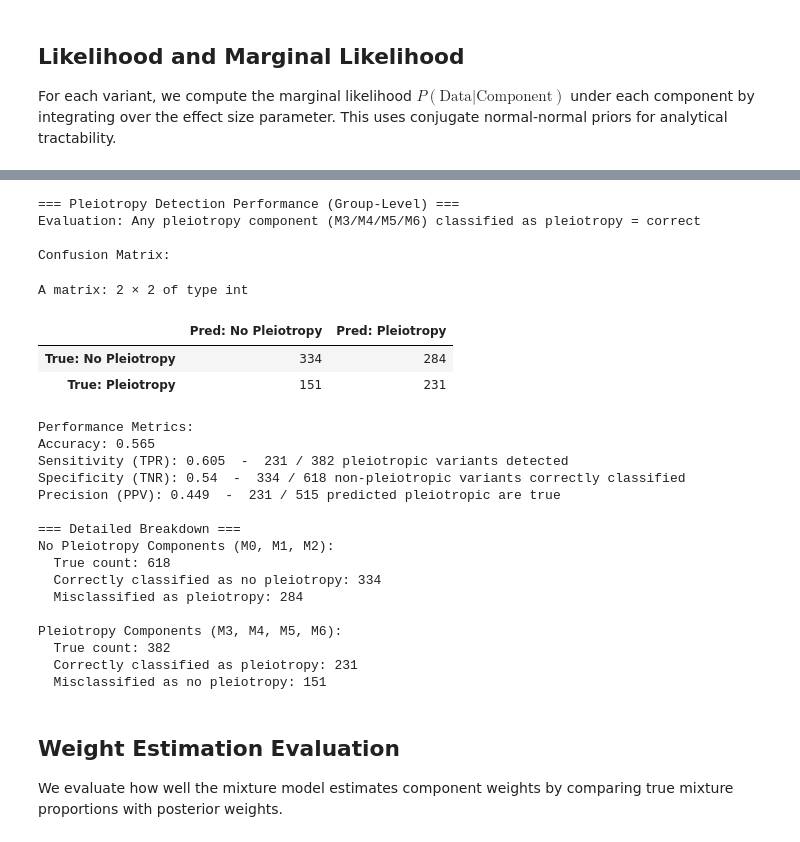
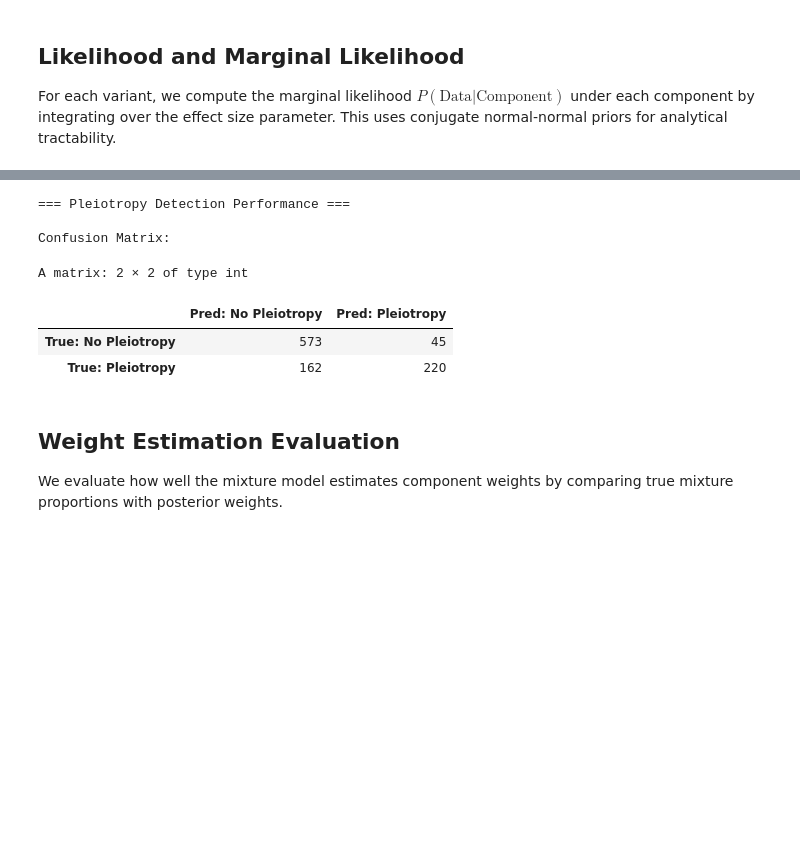
Before and after one commit to StatFunGen/statgen-primer, a Jupyter notebook: Bayesian_mixture_model.ipynb, the cells around one changed output, grey strips where cells are left out. Drawn from its saved outputs; the diff is of its cells as text; code cells hidden in the pictures; blank space fills up the shorter version.

```diff
--- a/Bayesian_mixture_model.ipynb
+++ b/Bayesian_mixture_model.ipynb
@@ -129,10 +129,10 @@ set.seed(91)
 # %%
 # Define parameters and component models
 M <- 1000  # Number of genetic variants
-N <- 1000 # Number of individuals
+N <- 10000  # Number of individuals (increased for better power)
 
 # Effect size parameters - use larger effects for better detection
-effect_variance <- 1.0
+effect_variance <- 2.0  # Increased effect size for clearer signal
 
 # Define the 7 models as covariance matrices
 models <- list(
@@ -186,21 +186,21 @@ component_assignments <- sample(names(models), size = M, replace = TRUE,
                                 prob = mixture_weights)
 
 # Generate bivariate effect sizes based on component assignment
-beta_height <- numeric(M)
-beta_weight <- numeric(M)
+beta_Height <- numeric(M)
+beta_Weight <- numeric(M)
 
 for (i in 1:M) {
   model_name <- component_assignments[i]
   cov_matrix <- models[[model_name]]
 
   if (model_name == "M0") {
-    beta_height[i] <- 0
-    beta_weight[i] <- 0
+    beta_Height[i] <- 0
+    beta_Weight[i] <- 0
   } else {
     cov_matrix_reg <- cov_matrix + diag(1e-8, 2)
     effects <- mvrnorm(1, mu = c(0, 0), Sigma = cov_matrix_reg)
-    beta_height[i] <- effects[1]
-    beta_weight[i] <- effects[2]
+    beta_Height[i] <- effects[1]
+    beta_Weight[i] <- effects[2]
   }
 }
 # %%
@@ -552,84 +522,37 @@ prob_pleiotropy <- rowSums(posterior_probs[, pleiotropy_components])
 # A variant is classified as "pleiotropy" if sum of M3-M6 posterior > sum of M0-M2 posterior
 is_pleiotropy_posterior <- prob_pleiotropy > prob_no_pleiotropy
 
 # True group assignments
 is_pleiotropy_true <- component_assignments %in% pleiotropy_components
 is_no_pleiotropy_true <- component_assignments %in% no_pleiotropy_components
 
 # Confusion matrix
 # TP: True pleiotropy, classified as pleiotropy (M3/M4/M5/M6 → any of M3/M4/M5/M6)
 # TN: True no pleiotropy, classified as no pleiotropy (M0/M1/M2 → any of M0/M1/M2)
 # FP: True no pleiotropy, classified as pleiotropy (M0/M1/M2 → any of M3/M4/M5/M6)
 # FN: True pleiotropy, classified as no pleiotropy (M3/M4/M5/M6 → any of M0/M1/M2)
 
 true_positive <- sum(is_pleiotropy_true & is_pleiotropy_posterior)
 false_positive <- sum(is_no_pleiotropy_true & is_pleiotropy_posterior)
 true_negative <- sum(is_no_pleiotropy_true & !is_pleiotropy_posterior)
 false_negative <- sum(is_pleiotropy_true & !is_pleiotropy_posterior)
 
-# Performance metrics
-sensitivity <- true_positive / sum(is_pleiotropy_true)
-specificity <- true_negative / sum(is_no_pleiotropy_true)
-precision <- if (true_positive + false_positive > 0) {
-  true_positive / (true_positive + false_positive)
-} else { 0 }
-accuracy_mixture <- (true_positive + true_negative) / M
-
-cat("\n=== Pleiotropy Detection Performance (Group-Level) ===\n")
-cat("Evaluation: Any pleiotropy component (M3/M4/M5/M6) classified as pleiotropy = correct\n\n")
-
+cat("\n=== Pleiotropy Detection Performance ===\n\n")
 cat("Confusion Matrix:\n")
 confusion_matrix <- matrix(c(true_negative, false_positive,
                              false_negative, true_positive),
                           nrow = 2, byrow = TRUE,
                           dimnames = list(c("True: No Pleiotropy", "True: Pleiotropy"),
                                          c("Pred: No Pleiotropy", "Pred: Pleiotropy")))
 confusion_matrix
-
-cat("\nPerformance Metrics:\n")
-cat("Accuracy:", round(accuracy_mixture, 3), "\n")
-cat("Sensitivity (TPR):", round(sensitivity, 3),
-    " - ", true_positive, "/", sum(is_pleiotropy_true), "pleiotropic variants detected\n")
-cat("Specificity (TNR):", round(specificity, 3),
-    " - ", true_negative, "/", sum(is_no_pleiotropy_true), "non-pleiotropic variants correctly classified\n")
-cat("Precision (PPV):", round(precision, 3),
-    " - ", true_positive, "/", true_positive + false_positive, "predicted pleiotropic are true\n")
-
-cat("\n=== Detailed Breakdown ===\n")
-cat("No Pleiotropy Components (M0, M1, M2):\n")
-cat("  True count:", sum(is_no_pleiotropy_true), "\n")
-cat("  Correctly classified as no pleiotropy:", true_negative, "\n")
-cat("  Misclassified as pleiotropy:", false_positive, "\n")
-
-cat("\nPleiotropy Components (M3, M4, M5, M6):\n")
-cat("  True count:", sum(is_pleiotropy_true), "\n")
-cat("  Correctly classified as pleiotropy:", true_positive, "\n")
-cat("  Misclassified as no pleiotropy:", false_negative, "\n")
 # %% [output]
-=== Pleiotropy Detection Performance (Group-Level) ===
-Evaluation: Any pleiotropy component (M3/M4/M5/M6) classified as pleiotropy = correct
+=== Pleiotropy Detection Performance ===
 
 Confusion Matrix:
 A matrix: 2 × 2 of type int
 |  | Pred: No Pleiotropy | Pred: Pleiotropy |
-| True: No Pleiotropy | 334 | 284 |
-| True: Pleiotropy | 151 | 231 |
+| True: No Pleiotropy | 573 | 45 |
+| True: Pleiotropy | 162 | 220 |
-Performance Metrics:
-Accuracy: 0.565
-Sensitivity (TPR): 0.605  -  231 / 382 pleiotropic variants detected
-Specificity (TNR): 0.54  -  334 / 618 non-pleiotropic variants correctly classified
-Precision (PPV): 0.449  -  231 / 515 predicted pleiotropic are true
-
-=== Detailed Breakdown ===
-No Pleiotropy Components (M0, M1, M2):
-  True count: 618
-  Correctly classified as no pleiotropy: 334
-  Misclassified as pleiotropy: 284
-
-Pleiotropy Components (M3, M4, M5, M6):
-  True count: 382
-  Correctly classified as pleiotropy: 231
-  Misclassified as no pleiotropy: 151
 # %% [markdown]
 ## Weight Estimation Evaluation
 
```
Also changed, not shown: parts of 18 cells of this notebook, 40 other files.
